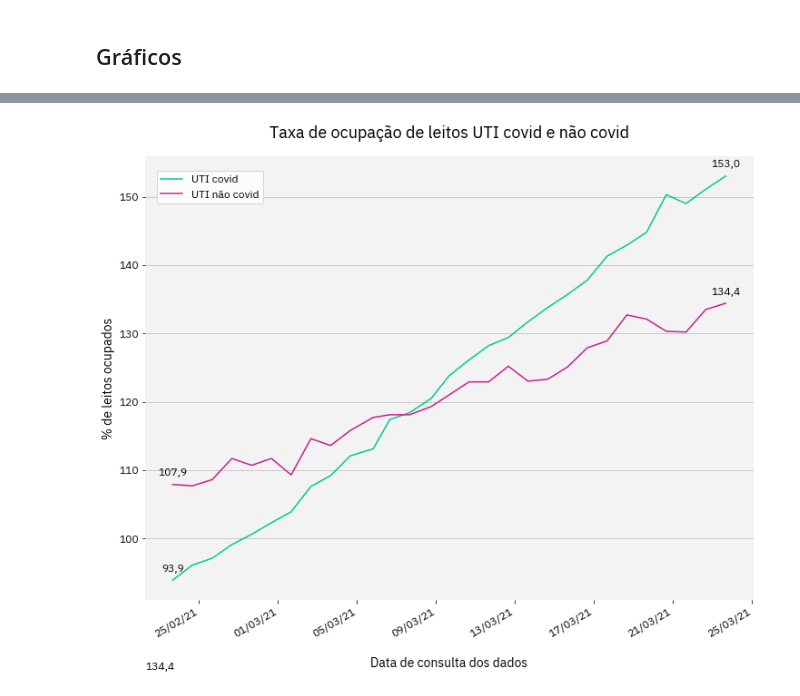
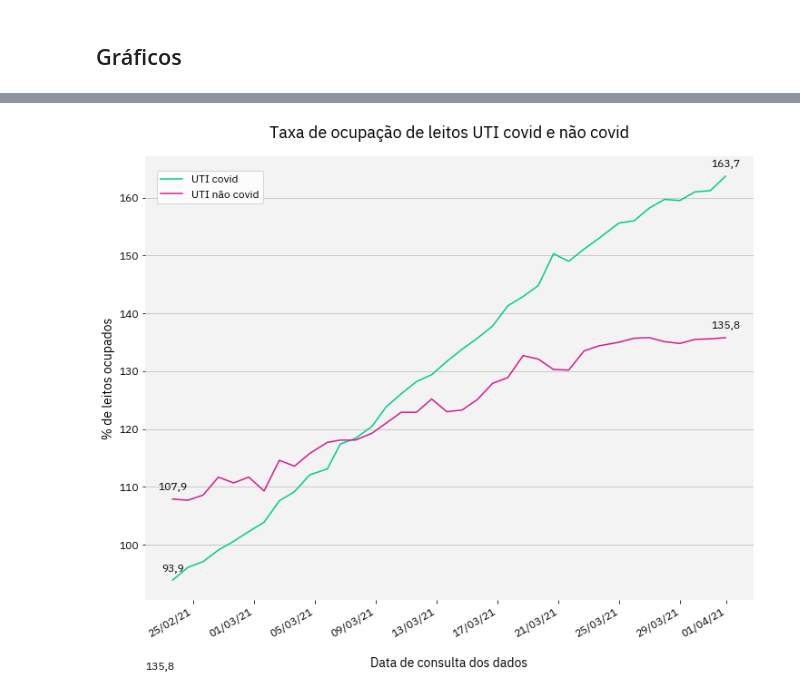
Before and after one commit to okfn-brasil/transparencia-leitos-covid-analise, a Jupyter notebook: Timeseries.ipynb, the cells around one changed output, grey strips where cells are left out. Cells and saved outputs as stored; diff of their text form; code cells hidden in the pictures.

```diff
--- a/Timeseries.ipynb
+++ b/Timeseries.ipynb
@@ -168,23 +168,23 @@ metrics_series[cols].plot.line()
 # %%
 cols = ['pct_icu_covid_occupied', 'pct_icu_hosp_occupied']
 legend = ['UTI covid', 'UTI não covid']
 df_tmp = metrics_series[cols]
 
-df_tmp = df_tmp[df_tmp.index.to_series() < '2021-03-24']
+# df_tmp = df_tmp[df_tmp.index.to_series() < '2021-03-24']
 
 ax = plot_line(df_tmp, round_pct=True,
           color=[charts.OK_COLOR_SCALE_DIVERGING_COLORS[0], charts.OK_COLOR_SCALE_DIVERGING_COLORS[-1]],
           xlabel='Data de consulta dos dados',
           ylabel='% de leitos ocupados',
           title='Taxa de ocupação de leitos UTI covid e não covid',
           show_legend=True, legend=legend,
           legend_bbox=(0.01, 0.98), legend_pos='upper left',
           date_string='%d/%m/%y',
           grid=True,
           figsize=(12,10),
           annotate=True, annotate_rows=[0, -1],
           date_col='ts_run',
           file_name='taxa_ocupacao_tempo',
          )
 # %% [output]
-[figure, old version]
+[figure, new version]
```
Also changed, not shown: parts of 12 cells of this notebook, 7 other files.
